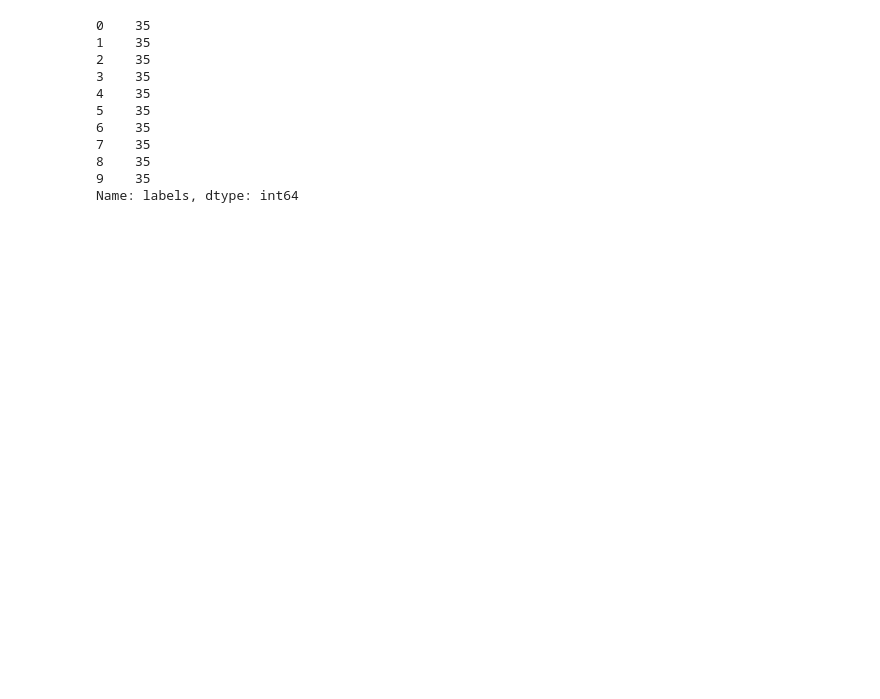
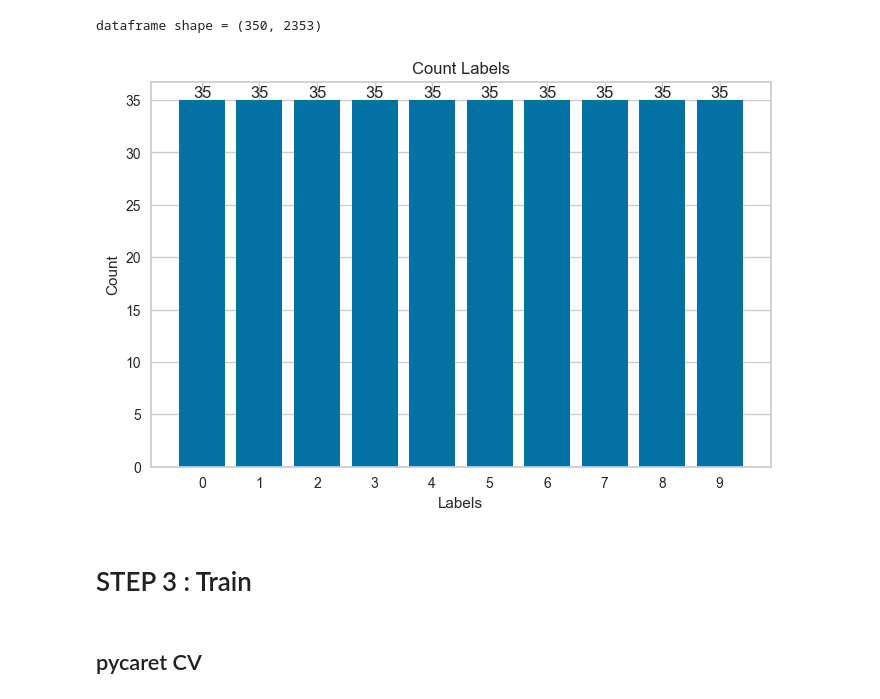
Before and after one commit to terjirapat/Classification_ImgNum, a Jupyter notebook: main.ipynb, the cells around one changed output. Drawn from its saved outputs; the diff is of its cells as text; code cells hidden in the pictures; blank space fills up the shorter version.

```diff
--- a/main.ipynb
+++ b/main.ipynb
@@ -108,14 +112,18 @@ df.shape
-# %%
-df['labels'].value_counts()
-# %% [output]
-0    35
-1    35
-2    35
-3    35
-4    35
-5    35
-6    35
-7    35
-8    35
-9    35
-Name: labels, dtype: int64
+# %%
+print(f'dataframe shape = {df.shape}')
+# %% [output]
+dataframe shape = (350, 2353)
+# %%
+counts = df['labels'].value_counts()
+plt.figure(figsize=(8, 5))
+plt.bar(counts.index, counts.values)
+plt.xlabel('Labels')
+plt.ylabel('Count')
+plt.title('Count Labels')
+
+for i, count in enumerate(counts.values):
+    plt.text(i, count, str(count), ha='center', va='bottom')
+
+plt.show()
+# %% [output]
+[figure, added]
@@ -122,3 +132,7 @@ Name: labels, dtype: int64
+# %% [markdown]
+# STEP 3 : Train
+# %% [markdown]
+## pycaret CV
 # %%
 s = setup(df, target = 'labels', session_id = 123, train_size = 0.8)
 # %%
```
Also changed, not shown: parts of 20 cells of this notebook.
